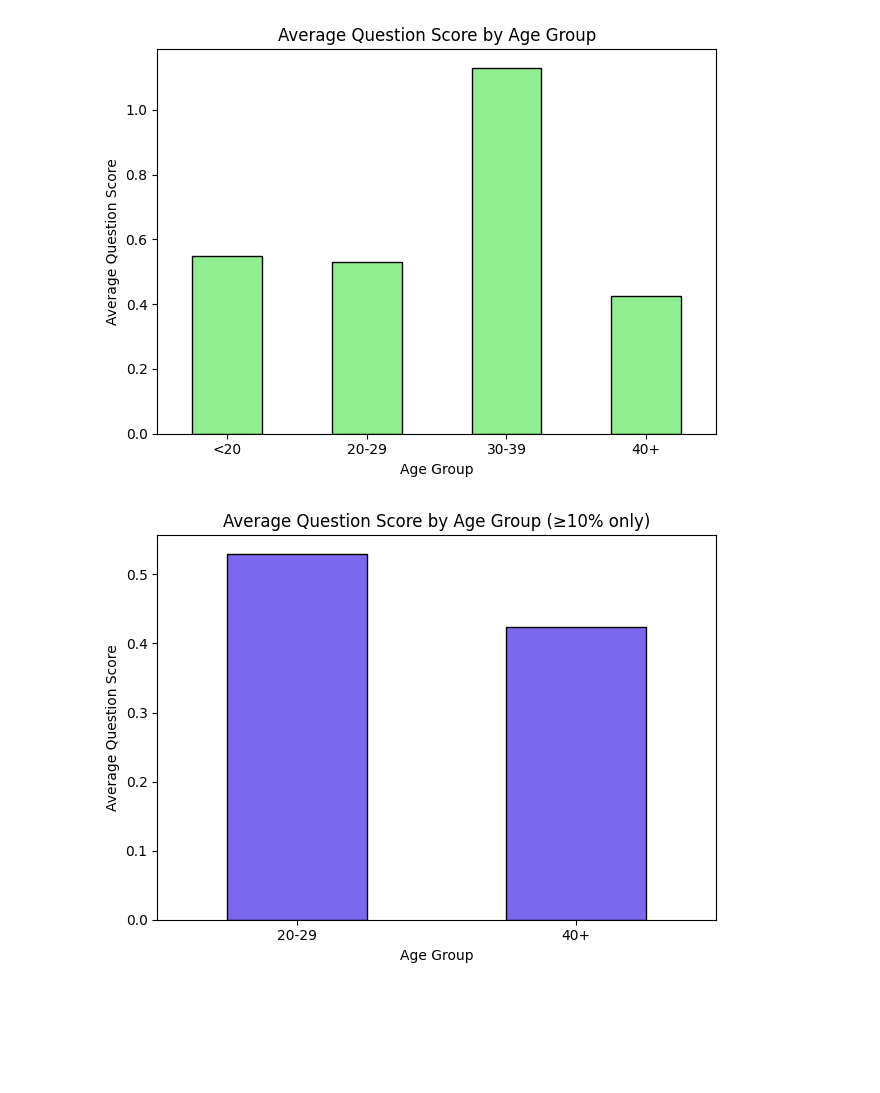
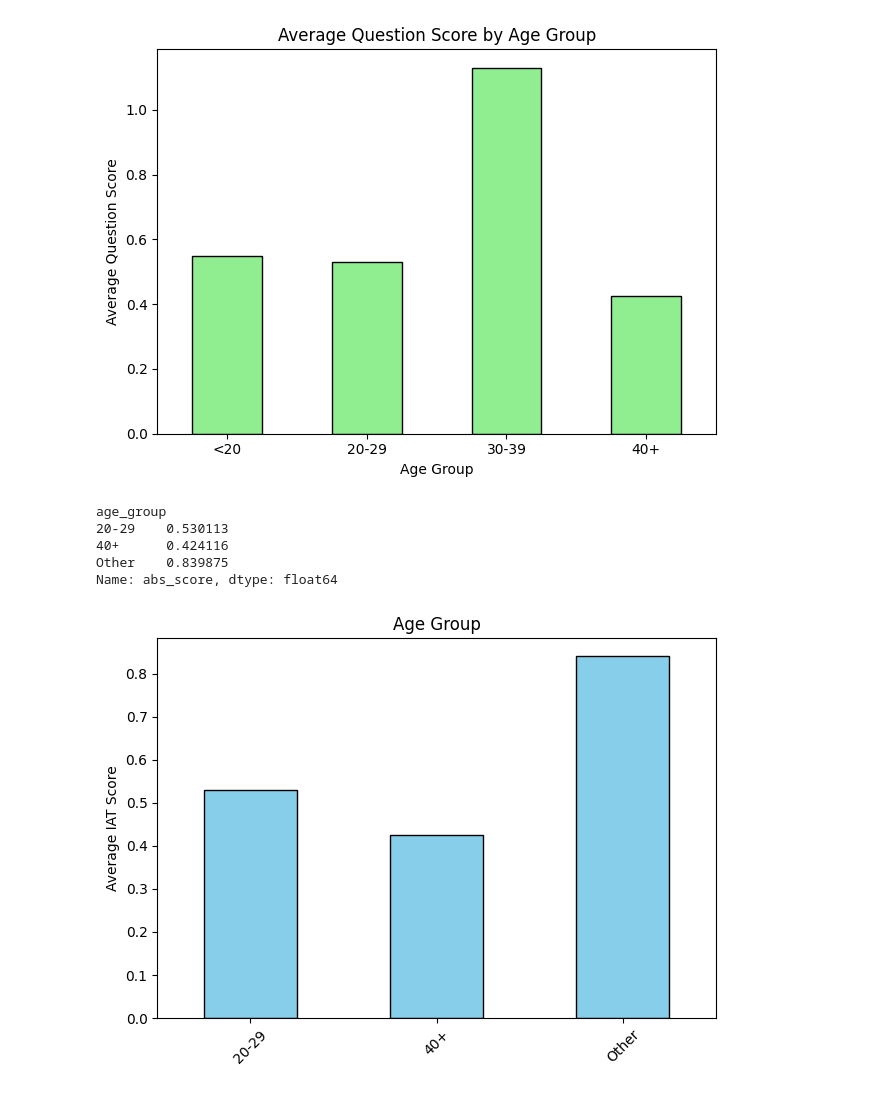
Before and after one commit to lauracorssac/Mindshift, a Jupyter notebook: Analysis/test.ipynb, the cells around one changed output. Drawn from its saved outputs; the diff is of its cells as text; code cells hidden in the pictures; blank space fills up the shorter version.

```diff
--- a/Analysis/test.ipynb
+++ b/Analysis/test.ipynb
@@ -91,0 +96,13 @@ df['abs_score'] = df['score'].abs()
+# %%
+def categorize_score(score):
+    if score < 0.15:
+        return "Little"
+    elif score < 0.35:
+        return "Slight"
+    elif score < 0.65:
+        return "Moderate"
+    else:
+        return "Strong"
+
+# Apply to DataFrame
+df['category'] = df['abs_score'].apply(categorize_score)
@@ -244,20 +284,35 @@ plt.show()
 [figure]
 # %%
 age_group_counts = df['age_group'].value_counts(normalize=True)
-valid_age_groups = age_group_counts[age_group_counts >= 0.10].index
-filtered_df = df[df['age_group'].isin(valid_age_groups)]
 
-avg_scores = filtered_df.groupby('age_group')['abs_score'].mean()
+main_age_groups = age_group_counts[age_group_counts >= 0.10].index
+other_age_groups = age_group_counts[age_group_counts < 0.10].index
 
-avg_scores = avg_scores.dropna()
 
-avg_scores.plot(kind='bar', color='mediumslateblue', edgecolor='black')
+main_df = df[df['age_group'].isin(main_age_groups)]
+other_df = df[df['age_group'].isin(other_age_groups)]
 
-plt.xlabel('Age Group')
-plt.ylabel('Average Question Score')
-plt.title('Average Question Score by Age Group (≥10% only)')
-plt.xticks(rotation=0)
+main_avg_scores = main_df.groupby('age_group')['abs_score'].mean()
+other_avg_score = other_df['abs_score'].mean()
+
+scores = main_avg_scores.copy()
+scores['Other'] = other_avg_score
+
+scores = scores.dropna()
+print(scores)
+
+scores.plot(kind='bar', color='skyblue', edgecolor='black')
+
+plt.xlabel('')
+plt.ylabel('Average IAT Score')
+plt.title('Age Group')
+plt.xticks(rotation=45, ticks=range(3)) #labels=["Bachelors", "High School", "Masters"])
 plt.tight_layout()
 plt.show()
 # %% [output]
+age_group
+20-29    0.530113
+40+      0.424116
+Other    0.839875
+Name: abs_score, dtype: float64
-[figure, old version]
+[figure, new version]
```
Also changed, not shown: parts of 9 cells of this notebook, 4 other files.
